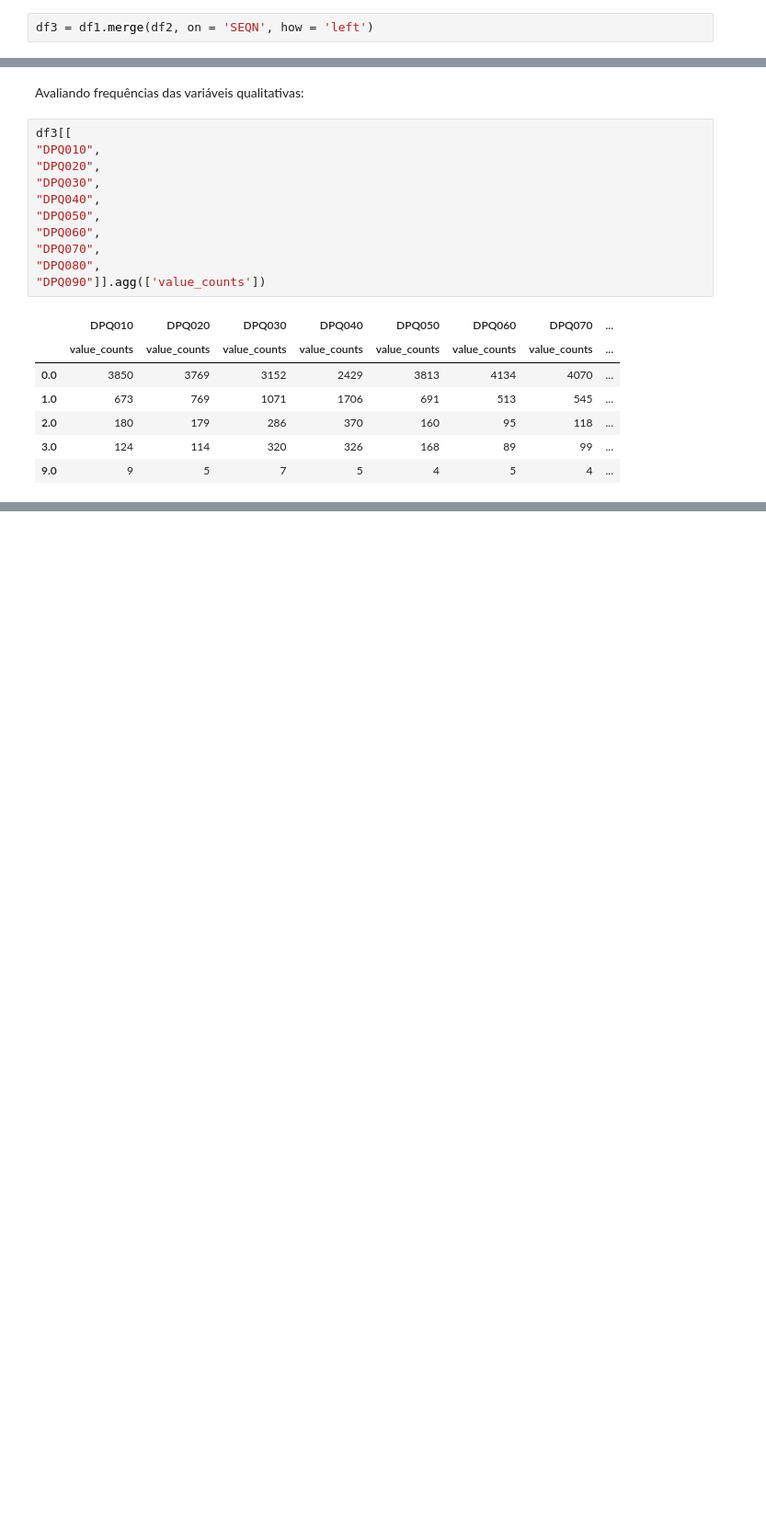
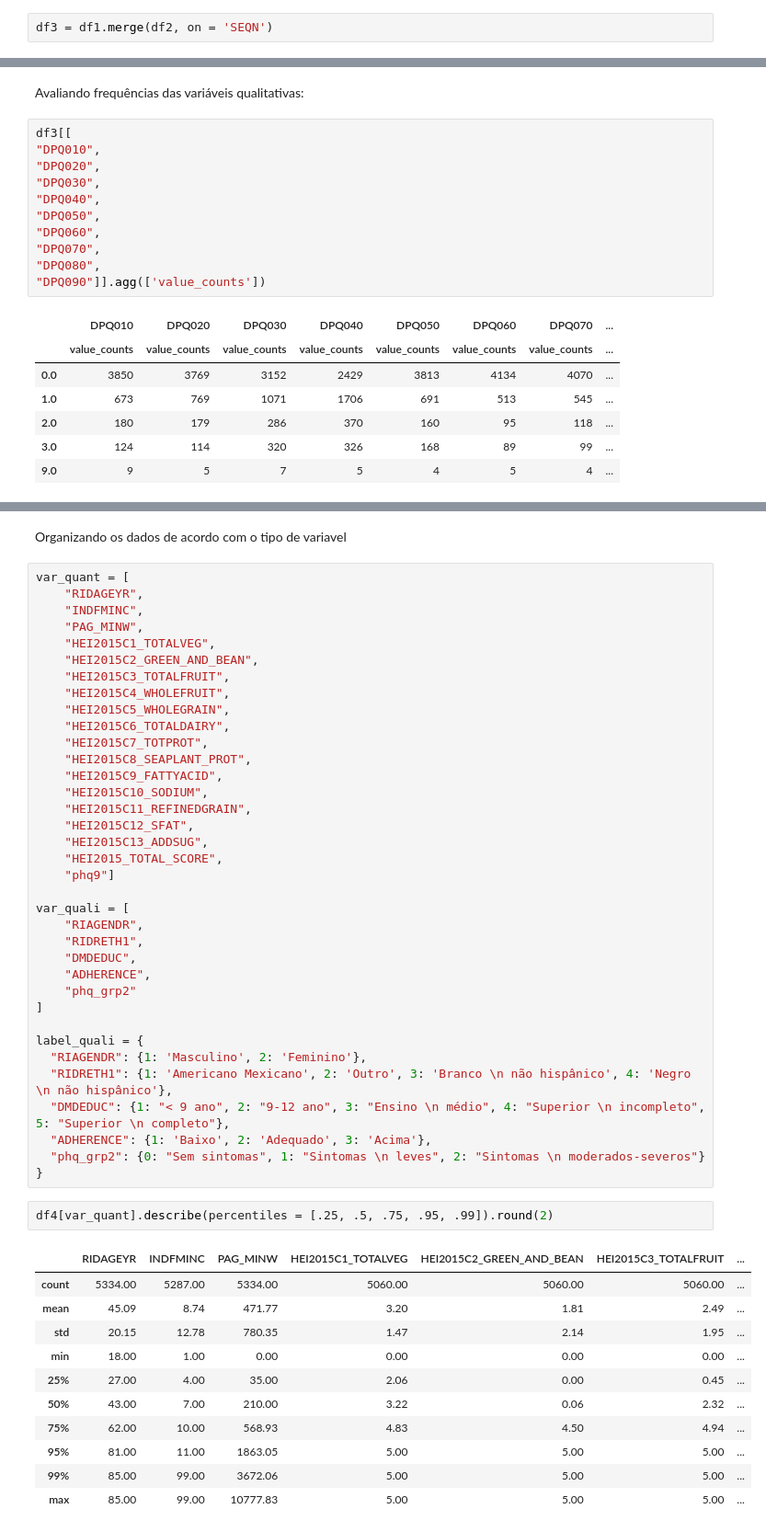
Before and after one commit to liviaspereira/desafio_inferencia, a Jupyter notebook: Tratamento_de_dados.ipynb, the cells around one changed output, grey strips where cells are left out. Shown: that part at 92% size. Saved outputs shown, nothing was run; the diff lists cells and outputs as text; blank space fills up the shorter version.

```diff
--- a/Tratamento_de_dados.ipynb
+++ b/Tratamento_de_dados.ipynb
@@ -68,7 +68,7 @@ df2
 # %% [markdown]
 Combinar os dois bancos de dados fornecidos, utilizando a variável SEQN como chave única. O banco de dados final deve conter 5334 observações dos adultos respondentes do NHANES.
 # %%
-df3 = df1.merge(df2, on = 'SEQN', how = 'left')
+df3 = df1.merge(df2, on = 'SEQN')
 # %%
 df3.info()
 # %% [output]
@@ -229,0 +352,52 @@ df3[[
+# %% [markdown]
+Organizando os dados de acordo com o tipo de variavel
+# %%
+var_quant = [
+    "RIDAGEYR",
+    "INDFMINC",
+    "PAG_MINW",
+    "HEI2015C1_TOTALVEG",
+    "HEI2015C2_GREEN_AND_BEAN",
+    "HEI2015C3_TOTALFRUIT",
+    "HEI2015C4_WHOLEFRUIT",
+    "HEI2015C5_WHOLEGRAIN",
+    "HEI2015C6_TOTALDAIRY",
+    "HEI2015C7_TOTPROT",
+    "HEI2015C8_SEAPLANT_PROT",
+    "HEI2015C9_FATTYACID",
+    "HEI2015C10_SODIUM",
+    "HEI2015C11_REFINEDGRAIN",
+    "HEI2015C12_SFAT",
+    "HEI2015C13_ADDSUG",
+    "HEI2015_TOTAL_SCORE",
+    "phq9"]
+
+var_quali = [
+    "RIAGENDR",
+    "RIDRETH1",
+    "DMDEDUC",
+    "ADHERENCE",
+    "phq_grp2"
+]
+
+label_quali = {
+  "RIAGENDR": {1: 'Masculino', 2: 'Feminino'},
+  "RIDRETH1": {1: 'Americano Mexicano', 2: 'Outro', 3: 'Branco \n não hispânico', 4: 'Negro \n não hispânico'},
+  "DMDEDUC": {1: "< 9 ano", 2: "9-12 ano", 3: "Ensino \n médio", 4: "Superior \n incompleto", 5: "Superior \n completo"},
+  "ADHERENCE": {1: 'Baixo', 2: 'Adequado', 3: 'Acima'},
+  "phq_grp2": {0: "Sem sintomas", 1: "Sintomas \n leves", 2: "Sintomas \n moderados-severos"}
+}
+# %%
+df4[var_quant].describe(percentiles = [.25, .5, .75, .95, .99]).round(2)
+# %% [output]
+|  | RIDAGEYR | INDFMINC | PAG_MINW | HEI2015C1_TOTALVEG | HEI2015C2_GREEN_AND_BEAN | HEI2015C3_TOTALFRUIT | ... |
+| count | 5334.00 | 5287.00 | 5334.00 | 5060.00 | 5060.00 | 5060.00 | ... |
+| mean | 45.09 | 8.74 | 471.77 | 3.20 | 1.81 | 2.49 | ... |
+| std | 20.15 | 12.78 | 780.35 | 1.47 | 2.14 | 1.95 | ... |
+| min | 18.00 | 1.00 | 0.00 | 0.00 | 0.00 | 0.00 | ... |
+| 25% | 27.00 | 4.00 | 35.00 | 2.06 | 0.00 | 0.45 | ... |
+| 50% | 43.00 | 7.00 | 210.00 | 3.22 | 0.06 | 2.32 | ... |
+| 75% | 62.00 | 10.00 | 568.93 | 4.83 | 4.50 | 4.94 | ... |
+| 95% | 81.00 | 11.00 | 1863.05 | 5.00 | 5.00 | 5.00 | ... |
+| 99% | 85.00 | 99.00 | 3672.06 | 5.00 | 5.00 | 5.00 | ... |
+| max | 85.00 | 99.00 | 10777.83 | 5.00 | 5.00 | 5.00 | ... |
```
Also changed, not shown: parts of 15 cells of this notebook.
